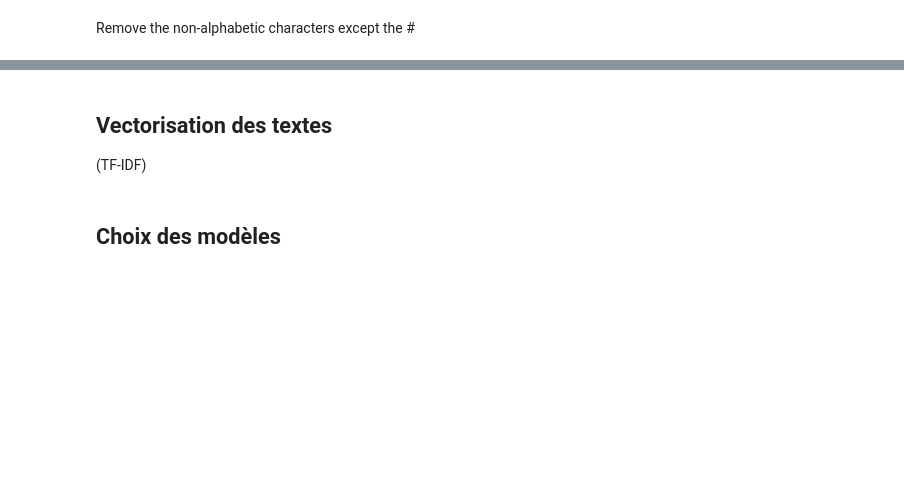
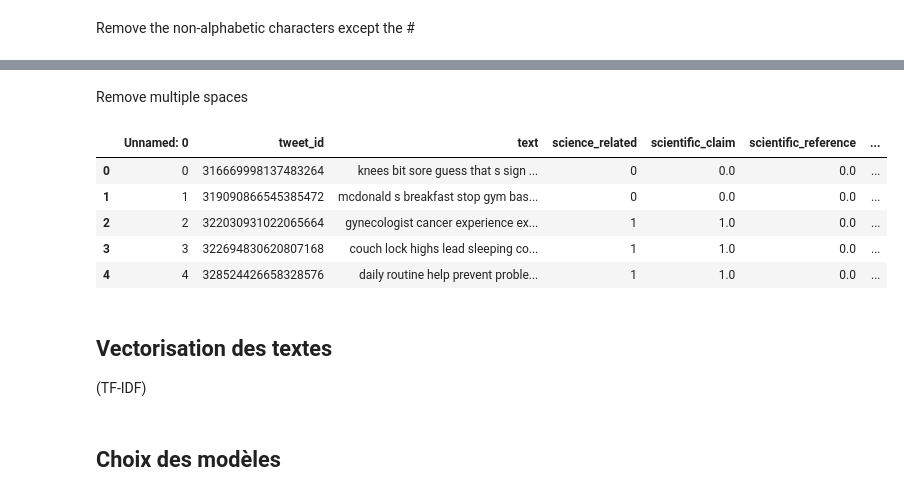
Before and after one commit to RaphaelRibes/machine-learning, a Jupyter notebook: notebook.ipynb, the cells around one changed output, grey strips where cells are left out. Cells and saved outputs as stored; diff of their text form; code cells hidden in the pictures; blank space fills up the shorter version.

Commit message:
~notebook.ipynb: remove multiple spaces

```diff
--- a/notebook.ipynb
+++ b/notebook.ipynb
@@ -150,3 +176,17 @@ dataset.head()
+# %% [markdown]
+Remove multiple spaces
+# %%
+for index, line in dataset.iterrows():
+    dataset.at[index, 'text'] = ' '.join(line['text'].split())
+
+dataset.head()
+# %% [output]
+|  | Unnamed: 0 | tweet_id | text | science_related | scientific_claim | scientific_reference | ... |
+| 0 | 0 | 316669998137483264 | knees bit sore guess that s sign ... | 0 | 0.0 | 0.0 | ... |
+| 1 | 1 | 319090866545385472 | mcdonald s breakfast stop gym bas... | 0 | 0.0 | 0.0 | ... |
+| 2 | 2 | 322030931022065664 | gynecologist cancer experience ex... | 1 | 1.0 | 0.0 | ... |
+| 3 | 3 | 322694830620807168 | couch lock highs lead sleeping co... | 1 | 1.0 | 0.0 | ... |
+| 4 | 4 | 328524426658328576 | daily routine help prevent proble... | 1 | 1.0 | 0.0 | ... |
 # %% [markdown]
 ## Vectorisation des textes
 
```
Also changed, not shown: parts of 5 cells of this notebook.
